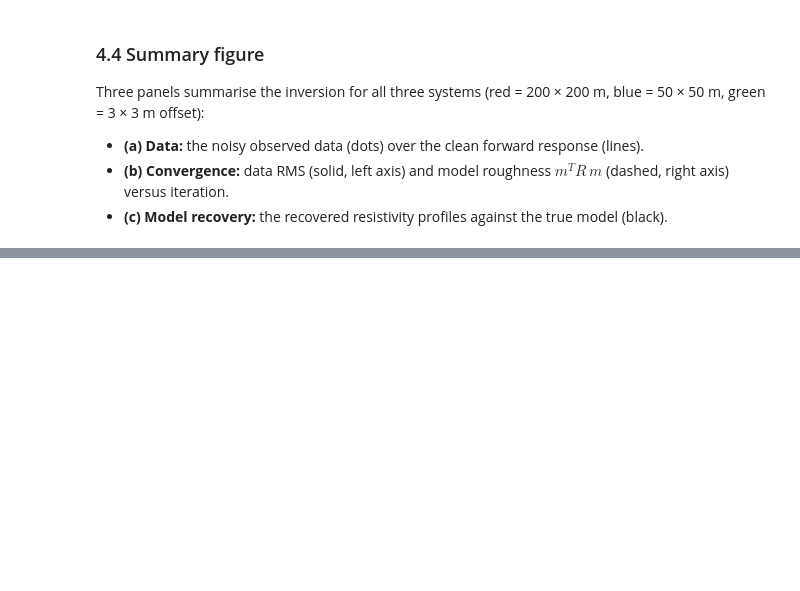
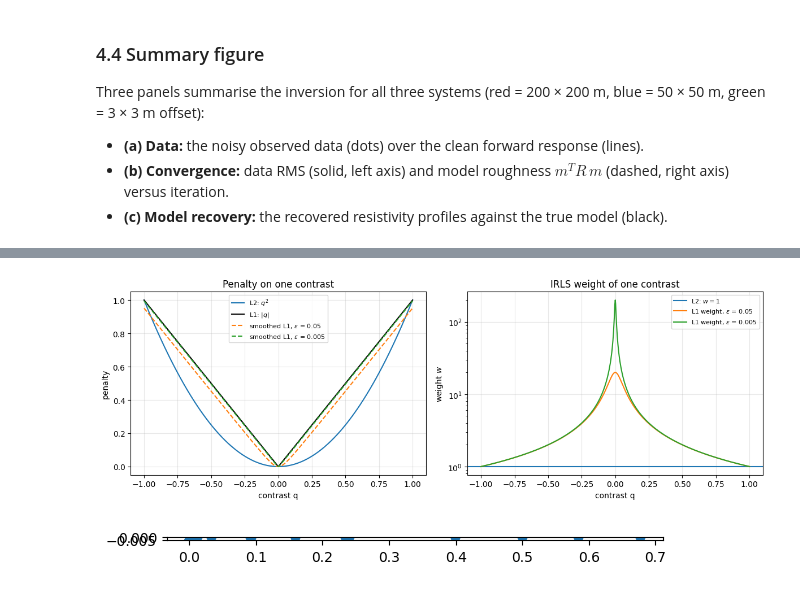
Before and after one commit to pmc93/PyTEM, a Jupyter notebook: notebooks/4. pytem_inv.ipynb, the cells around one changed output, grey strips where cells are left out. Drawn from its saved outputs; the diff is of its cells as text; code cells hidden in the pictures; blank space fills up the shorter version.

```diff
--- a/notebooks/4. pytem_inv.ipynb
+++ b/notebooks/4. pytem_inv.ipynb
@@ -512,0 +619,28 @@ plt.show()
+# %%
+q = np.linspace(-1.0, 1.0, 801)
+fig, (ax_penalty, ax_weight) = plt.subplots(1, 2, figsize=(12, 4.2))
+ax_penalty.plot(q, q ** 2, label='L2: $q^2$')
+ax_penalty.plot(q, np.abs(q), 'k', label='L1: $|q|$')
+for epsilon, colour in ((0.05, 'C1'), (0.005, 'C2')):
+    ax_penalty.plot(q, np.sqrt(q ** 2 + epsilon ** 2) - epsilon, '--', color=colour, label=rf'smoothed L1, $\epsilon$ = {epsilon}')
+ax_penalty.set(xlabel='contrast q', ylabel='penalty', title='Penalty on one contrast')
+ax_penalty.legend(fontsize=8)
+ax_weight.axhline(1.0, color='C0', label='L2: $w=1$')
+for epsilon, colour in ((0.05, 'C1'), (0.005, 'C2')):
+    ax_weight.plot(q, 1.0 / np.sqrt(q ** 2 + epsilon ** 2), color=colour, label=rf'L1 weight, $\epsilon$ = {epsilon}')
+ax_weight.set(xlabel='contrast q', ylabel='weight $w$', title='IRLS weight of one contrast', yscale='log')
+ax_weight.legend(fontsize=8)
+for axis in (ax_penalty, ax_weight):
+    axis.grid(True, alpha=0.3)
+fig.tight_layout()
+# %% [output]
+[figure, added]
+# %%
+fig, ax = plt.subplots()
+ax.scatter(np.abs(q), np.abs(q) - np.sqrt(q ** 2 + epsilon ** 2))
+ax.set_aspect('equal')
+# plt.scatter(np.abs(q), np.abs(q) - np.sqrt(q ** 2 + epsilon ** 2))
+
+# plt.aspect('equal')
+# %% [output]
+[figure, added]
```
Also changed, not shown: parts of 14 cells of this notebook, 16 other files.
